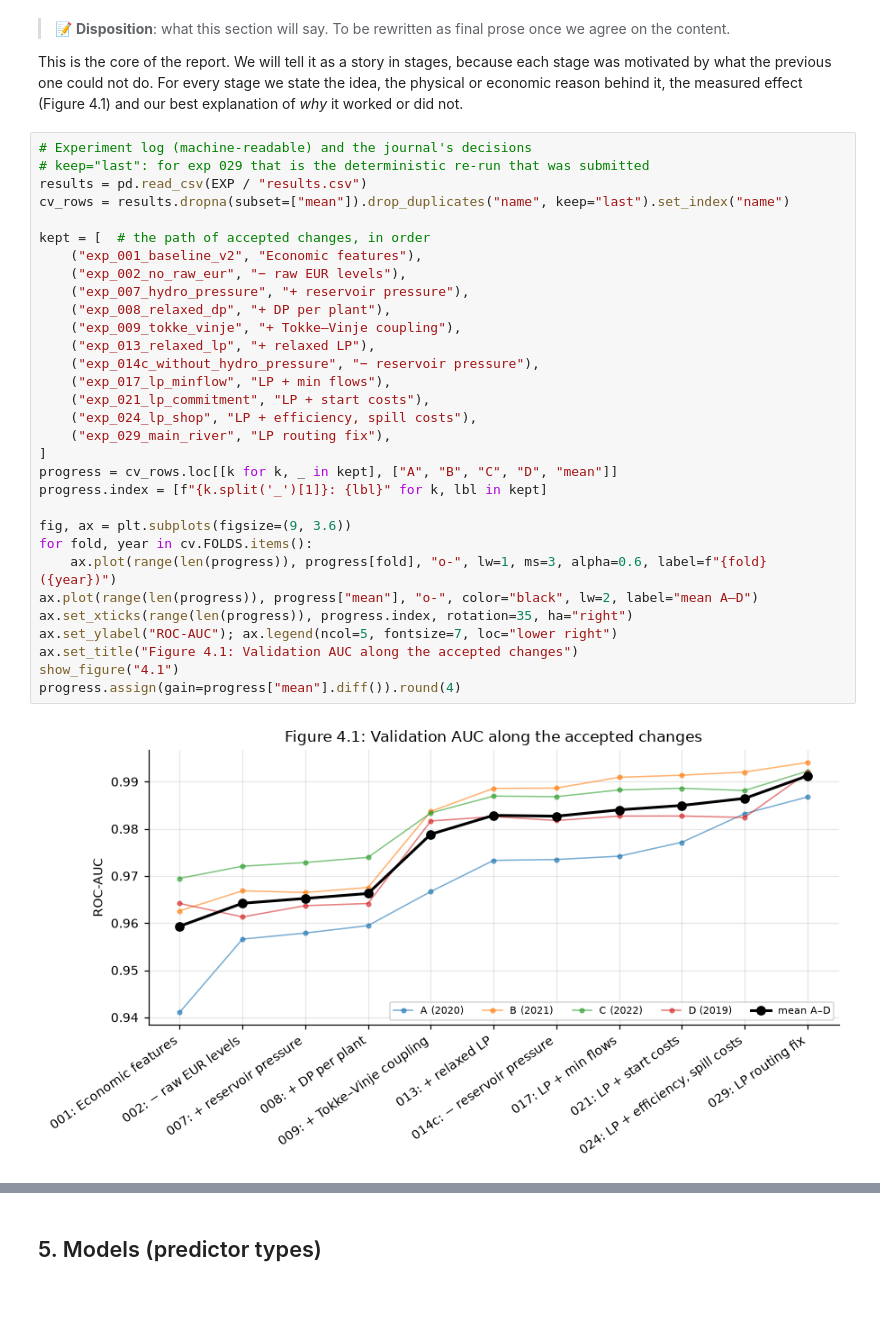
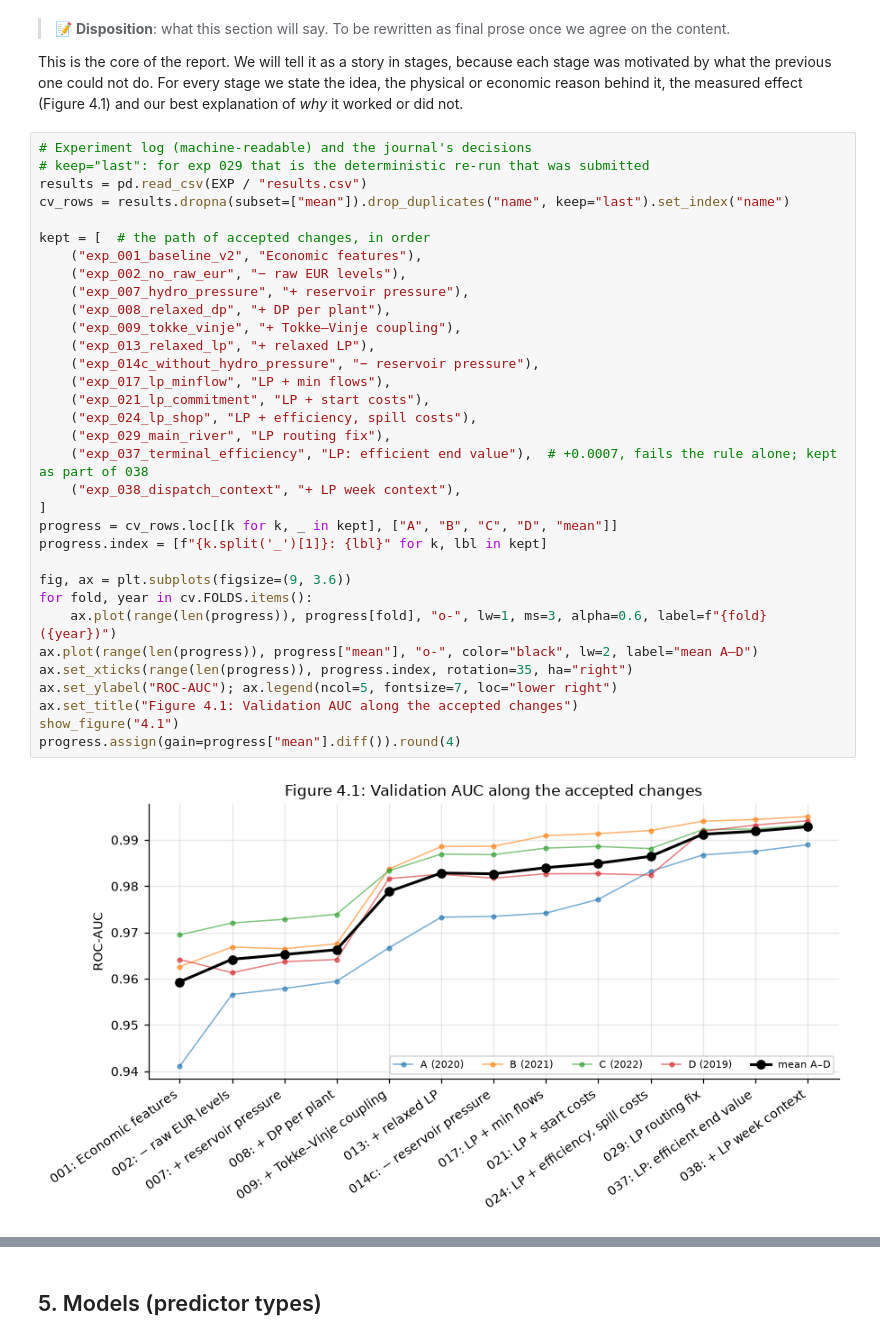
Before and after one commit to idatomine/Women-in-AI-tdt4173, a Jupyter notebook: Report.ipynb, the cells around one changed output, grey strips where cells are left out. Drawn from its saved outputs; the diff is of its cells as text; blank space fills up the shorter version.

```diff
--- a/Report.ipynb
+++ b/Report.ipynb
@@ -642,34 +666,36 @@ economic reason behind it, the measured effect (Figure 4.1) and our best explana
 # keep="last": for exp 029 that is the deterministic re-run that was submitted
 results = pd.read_csv(EXP / "results.csv")
 cv_rows = results.dropna(subset=["mean"]).drop_duplicates("name", keep="last").set_index("name")
 
 kept = [  # the path of accepted changes, in order
     ("exp_001_baseline_v2", "Economic features"),
     ("exp_002_no_raw_eur", "− raw EUR levels"),
     ("exp_007_hydro_pressure", "+ reservoir pressure"),
     ("exp_008_relaxed_dp", "+ DP per plant"),
     ("exp_009_tokke_vinje", "+ Tokke–Vinje coupling"),
     ("exp_013_relaxed_lp", "+ relaxed LP"),
     ("exp_014c_without_hydro_pressure", "− reservoir pressure"),
     ("exp_017_lp_minflow", "LP + min flows"),
     ("exp_021_lp_commitment", "LP + start costs"),
     ("exp_024_lp_shop", "LP + efficiency, spill costs"),
     ("exp_029_main_river", "LP routing fix"),
+    ("exp_037_terminal_efficiency", "LP: efficient end value"),  # +0.0007, fails the rule alone; kept as part of 038
+    ("exp_038_dispatch_context", "+ LP week context"),
 ]
 progress = cv_rows.loc[[k for k, _ in kept], ["A", "B", "C", "D", "mean"]]
 progress.index = [f"{k.split('_')[1]}: {lbl}" for k, lbl in kept]
 
 fig, ax = plt.subplots(figsize=(9, 3.6))
 for fold, year in cv.FOLDS.items():
     ax.plot(range(len(progress)), progress[fold], "o-", lw=1, ms=3, alpha=0.6, label=f"{fold} ({year})")
 ax.plot(range(len(progress)), progress["mean"], "o-", color="black", lw=2, label="mean A–D")
 ax.set_xticks(range(len(progress)), progress.index, rotation=35, ha="right")
 ax.set_ylabel("ROC-AUC"); ax.legend(ncol=5, fontsize=7, loc="lower right")
 ax.set_title("Figure 4.1: Validation AUC along the accepted changes")
 show_figure("4.1")
 progress.assign(gain=progress["mean"].diff()).round(4)
 # %% [output]
-[figure, old version]
+[figure, new version]
 |  | A | B | C | D | mean | gain |
 | 001: Economic features | 0.9411 | 0.9626 | 0.9695 | 0.9642 | 0.9593 | NaN |
 | 002: − raw EUR levels | 0.9566 | 0.9669 | 0.9721 | 0.9613 | 0.9642 | 0.0049 |
```
Also changed, not shown: parts of 5 cells of this notebook, 3 other files.
